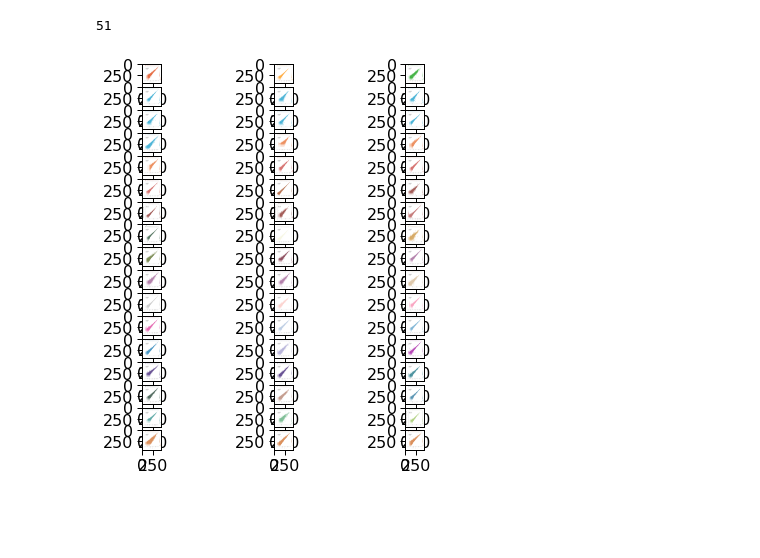
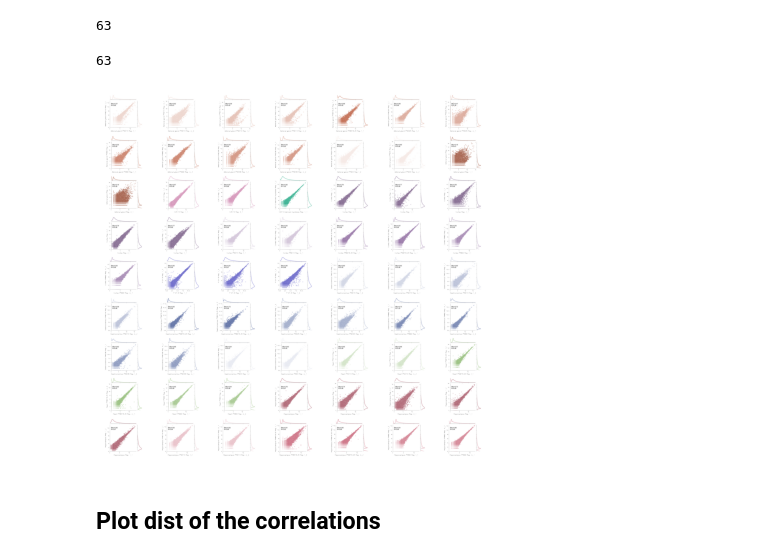
Before and after one commit to fairliereese/paper_rnawg, a Jupyter notebook: figures_revisions/revisions/correlations_mouse.ipynb, the cells around one changed output. Drawn from its saved outputs; the diff is of its cells as text; code cells hidden in the pictures; blank space fills up the shorter version.

```diff
--- a/figures_revisions/revisions/correlations_mouse.ipynb
+++ b/figures_revisions/revisions/correlations_mouse.ipynb
@@ -71,17 +71,19 @@ orth_table = '../../proc_revisions/ref/biomart_human_to_mouse.tsv'
 mouse_ver = 'vM25_cerberus'
 # %%
 sns.set_context('paper', font_scale=1.8)
-c_dict, order = get_biosample_colors()
+c_dict, order = get_biosample_colors(species='mouse')
 # %%
-ab_df = pd.read_csv(filt_ab, sep='\t')
+ab_df = pd.read_csv(m_filt_ab, sep='\t')
 df, tids = get_tpm_table(ab_df,
                how='iso',
                min_tpm=min_tpm,
-               gene_subset=gene_subset)
+               gene_subset=gene_subset,
+               species='mouse')
 det_df = get_det_table(ab_df,
                how='iso',
                min_tpm=min_tpm,
-               gene_subset=gene_subset)
+               gene_subset=gene_subset,
+               species='mouse')
 # %% [output]
 Calculating iso TPM values
 Subsetting for protein_coding genes
@@ -101,6 +103,6 @@ Found 138 total libraries
 # %%
 # get all pairwise sets of tech reps
-meta_df = pd.read_csv(lib_meta, sep='\t')
+meta_df = pd.read_csv(m_lib_meta, sep='\t')
 meta_df['biorep'] = meta_df['dataset'].str.rsplit('_', n=1, expand=True)[0]
 
 all_pairs = []
@@ -168,0 +113,4 @@ for i, p in enumerate(all_pairs):
+# %%
+sns.set_context('paper', font_scale=2)
+mpl.rcParams['font.family'] = 'Arial'
+mpl.rcParams['pdf.fonttype'] = 42
@@ -169,17 +183,36 @@ for i, p in enumerate(all_pairs):
+# %%
+print(len(fnames))
+# %% [output]
+63
 # %%
 import matplotlib.image as mpimg
 # %%
 mm = 0.0393701  # mm in inches
-f, axarr = plt.subplots(17, 3, squeeze=True, figsize=(180*mm, 180*mm))
+f, axarr = plt.subplots(9, 7, squeeze=True, figsize=(180*mm, 170*mm))
 axs = []
 for i in range(axarr.shape[0]):
     for j in range(axarr.shape[1]):
         axs.append(axarr[i][j])
 print(len(axs))
 for i, f in enumerate(fnames):
     axs[i].imshow(mpimg.imread(f))
+
+for j in axs:
+    j.spines['right'].set_visible(False)
+    j.spines['top'].set_visible(False)
+    j.spines['left'].set_visible(False)
+    j.spines['bottom'].set_visible(False)
+    j.set_xticklabels('')
+    j.set_yticklabels('')
+    j.set_xticks([])
+    j.set_yticks([])
+
 # plt.show()
-plt.savefig('figures/maybe.pdf')
+
+plt.subplots_adjust(wspace=0, hspace=0)
+plt.savefig('figures/corr_mouse_transcripts_layout.pdf', dpi=1000, layout='tight')
 # %% [output]
-51
+63
-[figure, old version]
+[figure, new version]
+# %% [markdown]
+## Plot dist of the correlations
```
Also changed, not shown: parts of 7 cells of this notebook, 7 other files.
